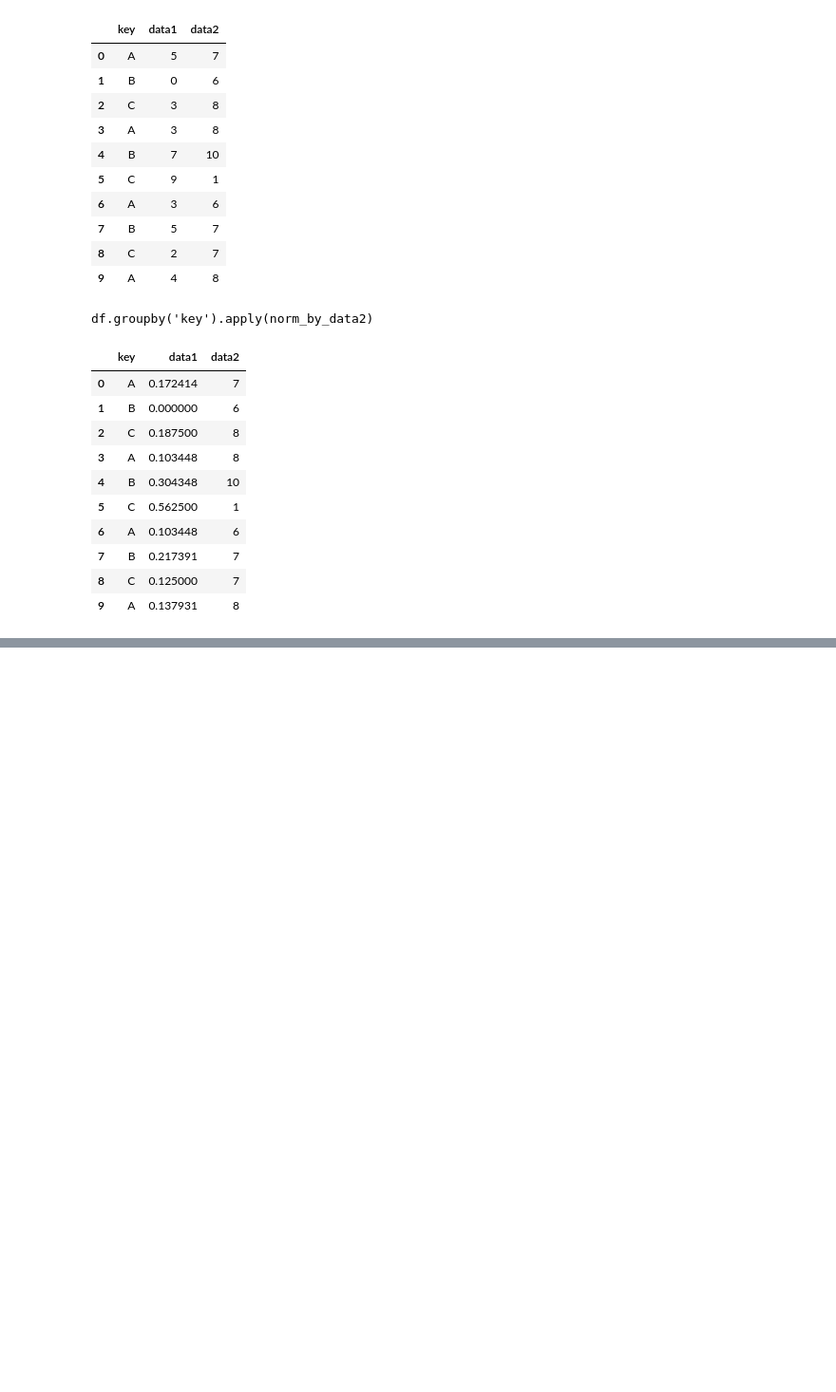
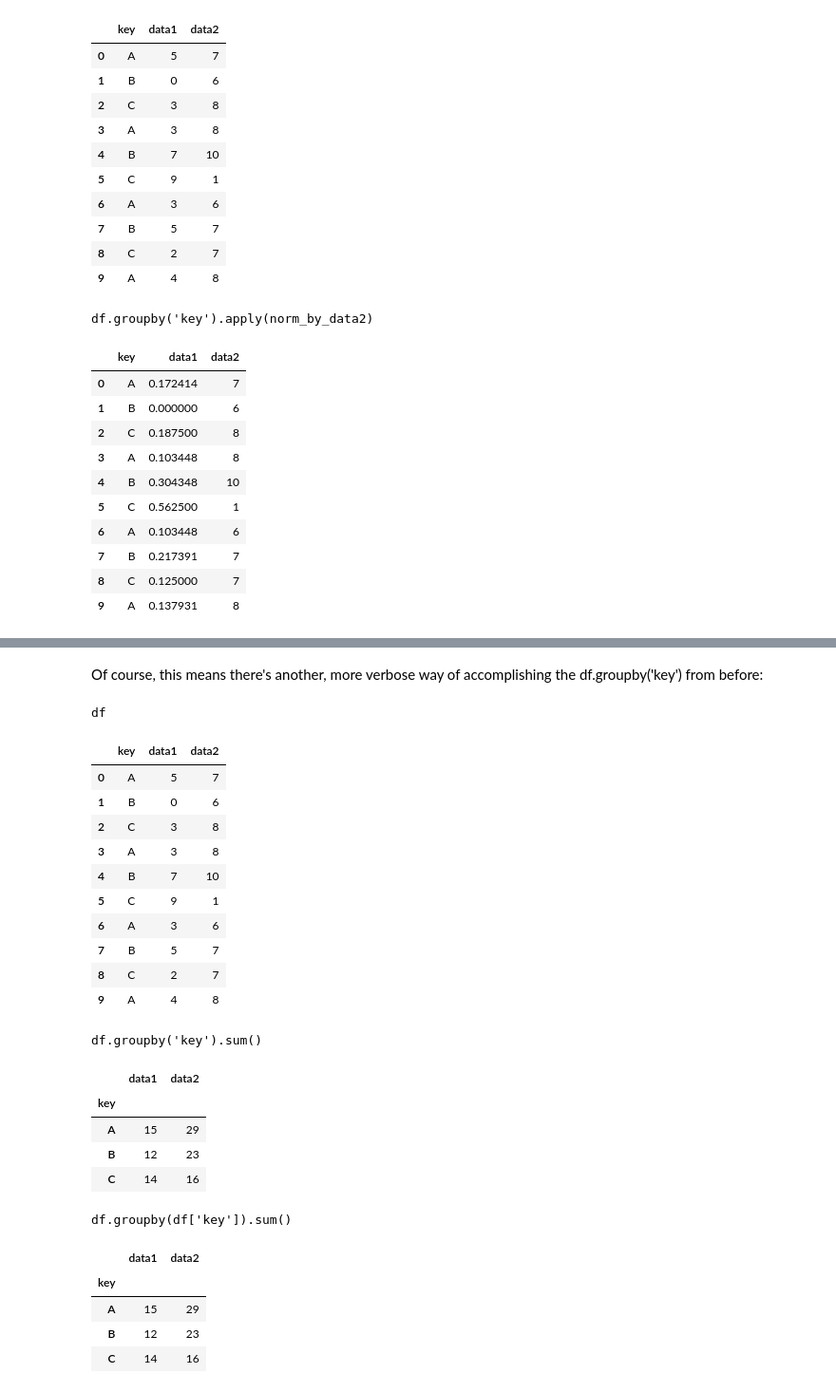
Before and after one commit to franzoni/ML-A-Z-Hands-On-Python-R, a Jupyter notebook: Machine_Learning_A-Z_Template_Folder/Part_4_-_Clustering/Section_2xx_-_Part_PLAYplay/aggregation-grouping.ipynb, the cells around one changed output, grey strips where cells are left out. Shown at 95% size. Cells and saved outputs as stored; diff of their text form; code cells hidden in the pictures; blank space fills up the shorter version.

```diff
--- a/Machine_Learning_A-Z_Template_Folder/Part_4_-_Clustering/Section_2xx_-_Part_PLAYplay/aggregation-grouping.ipynb
+++ b/Machine_Learning_A-Z_Template_Folder/Part_4_-_Clustering/Section_2xx_-_Part_PLAYplay/aggregation-grouping.ipynb
@@ -347,0 +376,29 @@ df.groupby('key').apply(norm_by_data2)
+# %% [markdown]
+Of course, this means there's another, more verbose way of accomplishing the df.groupby('key') from before:
+# %%
+display('df', "df.groupby('key').sum()", "df.groupby(df['key']).sum()")
+# %% [output]
+df
+|  | key | data1 | data2 |
+| 0 | A | 5 | 7 |
+| 1 | B | 0 | 6 |
+| 2 | C | 3 | 8 |
+| 3 | A | 3 | 8 |
+| 4 | B | 7 | 10 |
+| 5 | C | 9 | 1 |
+| 6 | A | 3 | 6 |
+| 7 | B | 5 | 7 |
+| 8 | C | 2 | 7 |
+| 9 | A | 4 | 8 |
+df.groupby('key').sum()
+|  | data1 | data2 |
+| key |  |  |
+| A | 15 | 29 |
+| B | 12 | 23 |
+| C | 14 | 16 |
+df.groupby(df['key']).sum()
+|  | data1 | data2 |
+| key |  |  |
+| A | 15 | 29 |
+| B | 12 | 23 |
+| C | 14 | 16 |
```
Also changed, not shown: parts of 11 cells of this notebook.
